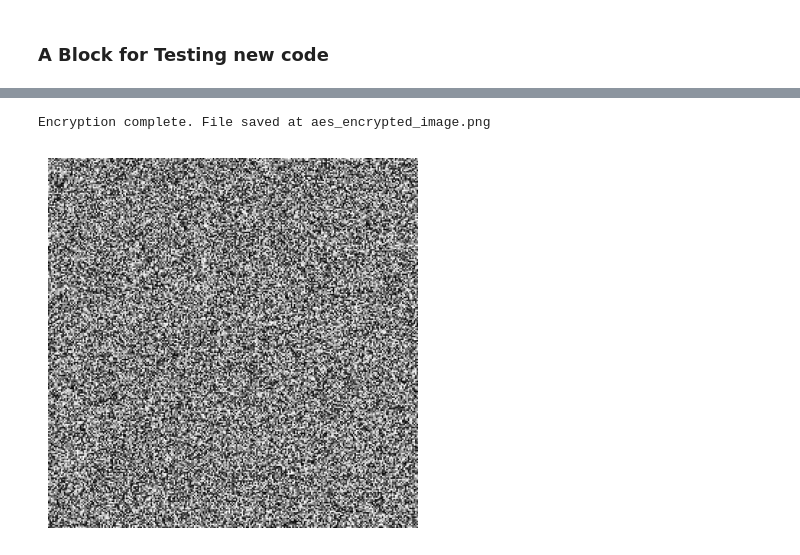
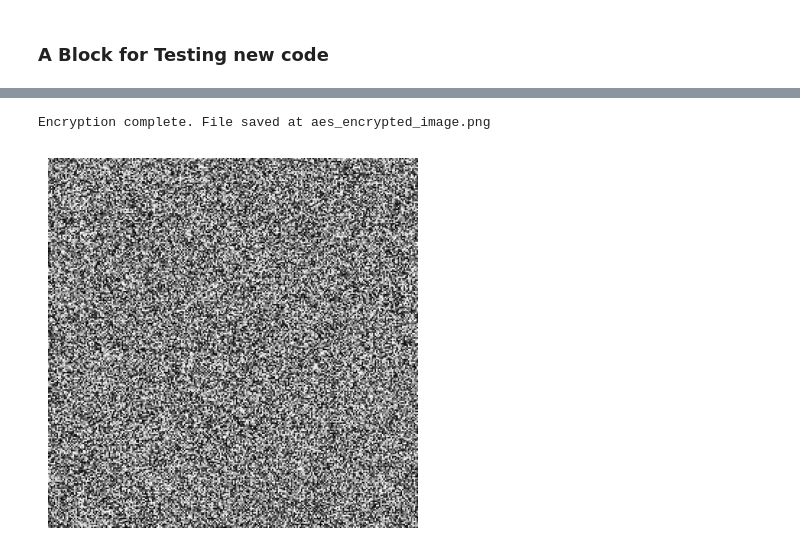
Before and after one commit to ditsa28/Image-Encryption-Using-Chaotic-Maps, a Jupyter notebook: Project1.ipynb, the cells around one changed output, grey strips where cells are left out. Saved outputs shown, nothing was run; the diff lists cells and outputs as text; code cells hidden in the pictures.

```diff
--- a/Project1.ipynb
+++ b/Project1.ipynb
@@ -405,43 +969,0 @@ plot_histograms('lena_grayscale.png', 'scrambled2_image.png')
-# %%
-import numpy as np
-from PIL import Image
-
-def compute_correlation(image1_path, image2_path):
-    """
-    Compute the Pearson correlation coefficient between two grayscale images.
-
-    Parameters:
-    - image1_path: Path to the first image (original).
-    - image2_path: Path to the second image (encrypted).
-
-    Returns:
-    - correlation: Pearson correlation coefficient between the two images.
-    """
-    # Flatten both images using the provided flatten_image function
-    image1_flattened, _ = flatten_image(image1_path)
-    image2_flattened, _ = flatten_image(image2_path)
-
-    # Calculate the means of both flattened images
-    mean1 = np.mean(image1_flattened)
-    mean2 = np.mean(image2_flattened)
-
-    # Compute the numerator of the Pearson correlation formula
-    numerator = np.sum((image1_flattened - mean1) * (image2_flattened - mean2))
-
-    # Compute the denominator
-    denominator = np.sqrt(np.sum((image1_flattened - mean1) ** 2) * np.sum((image2_flattened - mean2) ** 2))
-
-    # Avoid division by zero
-    if denominator == 0:
-        return 0
-
-    # Compute the Pearson correlation coefficient
-    correlation = numerator / denominator
-
-    return correlation
-
-# Example usage:
-original_image = 'lena_grayscale.png'
-encrypted_image = 'scrambled2_image.png'
-correlation_value = compute_correlation(original_image, encrypted_image)
-print(f"Correlation: {correlation_value}")
@@ -597,32 +1311,32 @@ def aes_encrypt_image(image_path, key, output_path):
     # Convert the flattened image to bytes
     image_bytes = bytes(flattened_image)
 
     # Initialize the AES cipher in ECB mode
     cipher = AES.new(key, AES.MODE_ECB)
 
     # Pad the image bytes to make the length a multiple of the AES block size (16 bytes)
     padded_image_bytes = pad(image_bytes, AES.block_size)
 
     # Encrypt the padded image bytes
     encrypted_image_bytes = cipher.encrypt(padded_image_bytes)
 
     # Convert the encrypted bytes back to a numpy array
     encrypted_image = np.frombuffer(encrypted_image_bytes, dtype=np.uint8)
 
     # Reshape the encrypted array back to the original image dimensions
     encrypted_image_matrix = encrypted_image[:image_matrix.size].reshape(image_matrix.shape)
 
     # Convert the encrypted matrix back to an image
     encrypted_image = Image.fromarray(encrypted_image_matrix)
 
     # Save the encrypted image
     encrypted_image.save(output_path)
 
     print(f"Encryption complete. File saved at {output_path}")
 
 # Example usage:
-aes_encrypt_image('xor_first_time.png', b'3424567890abcdef', 'aes_encrypted_image.png')
+aes_encrypt_image('xor_second_time.png', b'3424567890abcdef', 'aes_encrypted_image.png')
 show_image('aes_encrypted_image.png')
 # %% [output]
 Encryption complete. File saved at aes_encrypted_image.png
-[figure, old version]
+[figure, new version]
```
Also changed, not shown: parts of 29 cells of this notebook.
